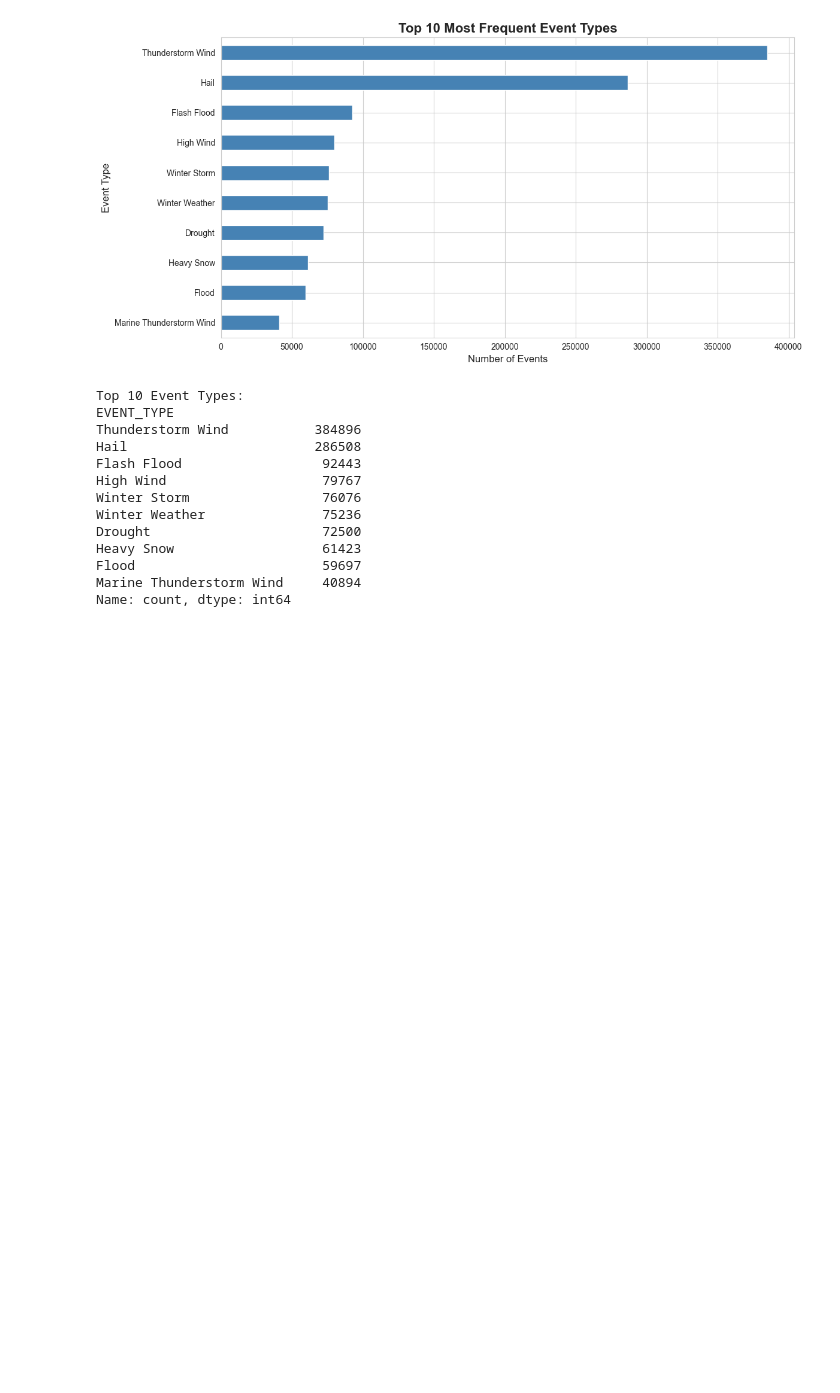
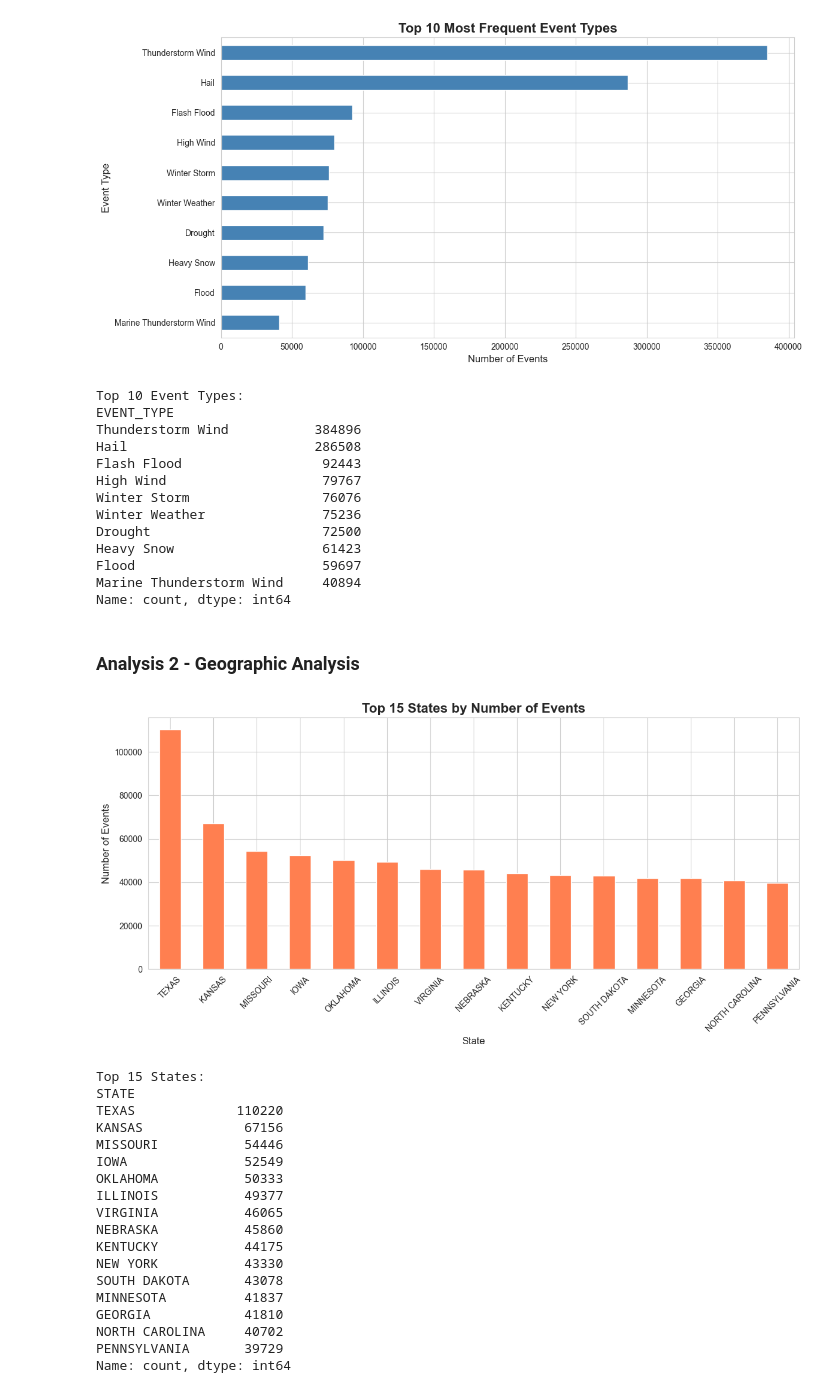
Before and after one commit to Lucasqrz1/us_extreme_weather_prediction, a Jupyter notebook: notebooks/01_data_exploration.ipynb, the cells around one changed output. Drawn from its saved outputs; the diff is of its cells as text; code cells hidden in the pictures; blank space fills up the shorter version.

Commit message:
analysis 2 / readme update

```diff
--- a/notebooks/01_data_exploration.ipynb
+++ b/notebooks/01_data_exploration.ipynb
@@ -240,3 +240,41 @@ Heavy Snow                   61423
 Flood                        59697
 Marine Thunderstorm Wind     40894
 Name: count, dtype: int64
+# %% [markdown]
+### Analysis 2 - Geographic Analysis
+# %%
+# Cell 9: Most affected states
+top_states = df['STATE'].value_counts().head(15)
+
+plt.figure(figsize=(12, 6))
+top_states.plot(kind='bar', color='coral')
+plt.title('Top 15 States by Number of Events', fontsize=16, fontweight='bold')
+plt.xlabel('State', fontsize=12)
+plt.ylabel('Number of Events', fontsize=12)
+plt.xticks(rotation=45)
+plt.tight_layout()
+plt.savefig('../images/03_states_events.png', dpi=300, bbox_inches='tight')
+plt.show()
+
+print("Top 15 States:")
+print(top_states)
+# %% [output]
+[figure, added]
+Top 15 States:
+STATE
+TEXAS             110220
+KANSAS             67156
+MISSOURI           54446
+IOWA               52549
+OKLAHOMA           50333
+ILLINOIS           49377
+VIRGINIA           46065
+NEBRASKA           45860
+KENTUCKY           44175
+NEW YORK           43330
+SOUTH DAKOTA       43078
+MINNESOTA          41837
+GEORGIA            41810
+NORTH CAROLINA     40702
+PENNSYLVANIA       39729
+Name: count, dtype: int64
```
Also changed, not shown: parts of 3 cells of this notebook, 2 other files.
